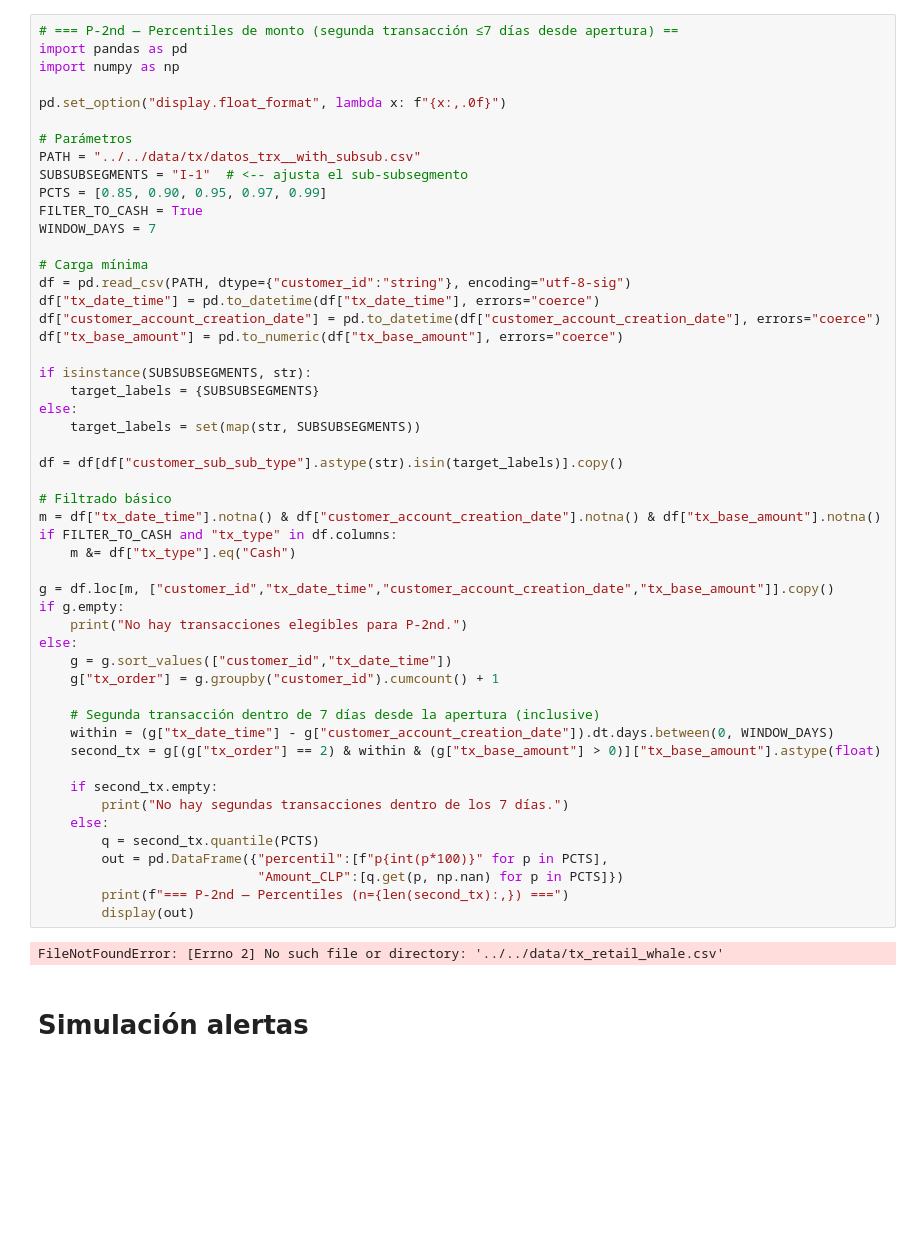
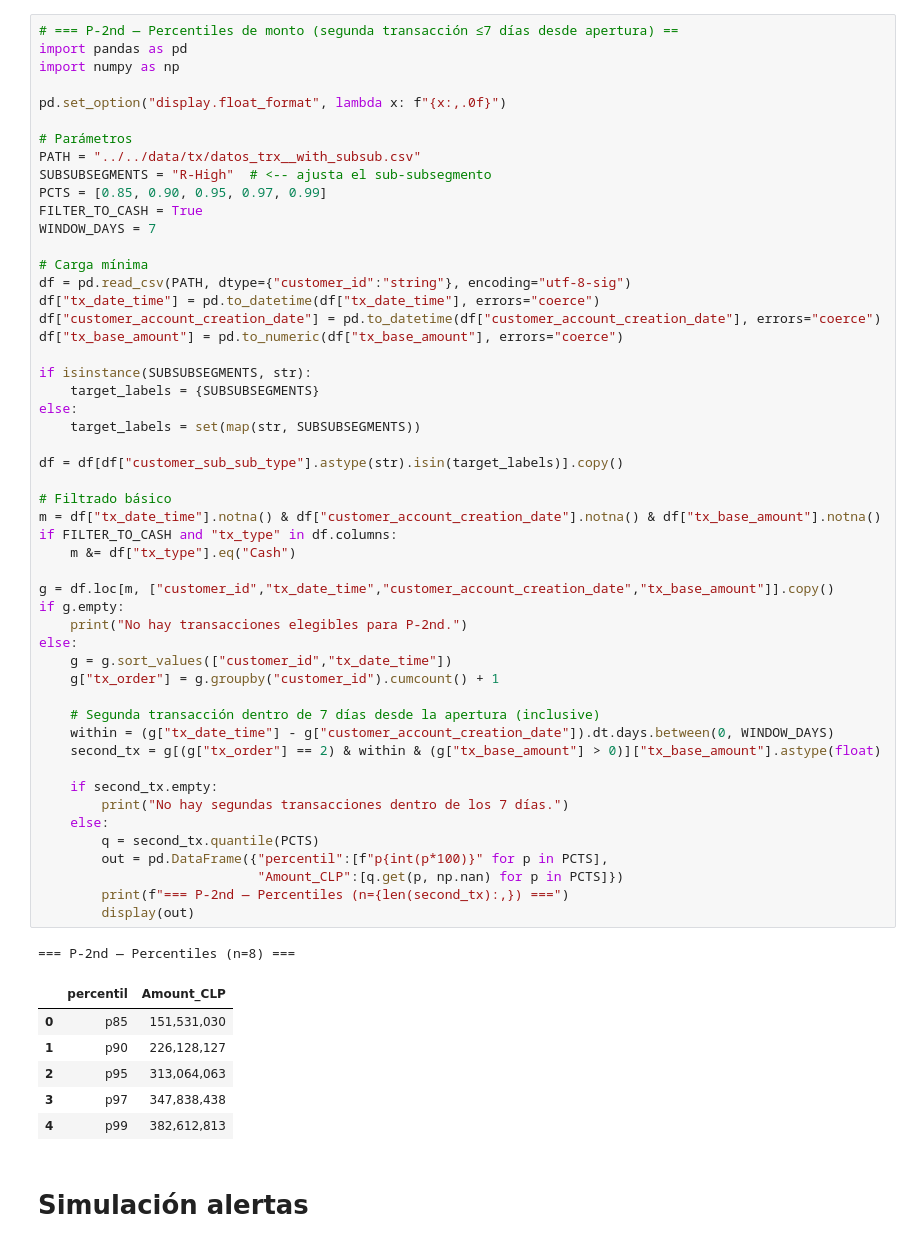
Before and after one commit to Lucasnader/segmentacion_vinson, a Jupyter notebook: reglas/parametrizables/P-2nd.ipynb, the cells around one changed output. Cells and saved outputs as stored; diff of their text form; blank space fills up the shorter version.

```diff
--- a/reglas/parametrizables/P-2nd.ipynb
+++ b/reglas/parametrizables/P-2nd.ipynb
@@ -7,7 +7,7 @@ pd.set_option("display.float_format", lambda x: f"{x:,.0f}")
 
 # Parámetros
 PATH = "../../data/tx/datos_trx__with_subsub.csv"
-SUBSUBSEGMENTS = "I-1"  # <-- ajusta el sub-subsegmento
+SUBSUBSEGMENTS = "R-High"  # <-- ajusta el sub-subsegmento
 PCTS = [0.85, 0.90, 0.95, 0.97, 0.99]
 FILTER_TO_CASH = True
 WINDOW_DAYS = 7
@@ -23,34 +23,40 @@ if isinstance(SUBSUBSEGMENTS, str):
 else:
     target_labels = set(map(str, SUBSUBSEGMENTS))
 
 df = df[df["customer_sub_sub_type"].astype(str).isin(target_labels)].copy()
 
 # Filtrado básico
 m = df["tx_date_time"].notna() & df["customer_account_creation_date"].notna() & df["tx_base_amount"].notna()
 if FILTER_TO_CASH and "tx_type" in df.columns:
     m &= df["tx_type"].eq("Cash")
 
 g = df.loc[m, ["customer_id","tx_date_time","customer_account_creation_date","tx_base_amount"]].copy()
 if g.empty:
     print("No hay transacciones elegibles para P-2nd.")
 else:
     g = g.sort_values(["customer_id","tx_date_time"])
     g["tx_order"] = g.groupby("customer_id").cumcount() + 1
 
     # Segunda transacción dentro de 7 días desde la apertura (inclusive)
     within = (g["tx_date_time"] - g["customer_account_creation_date"]).dt.days.between(0, WINDOW_DAYS)
     second_tx = g[(g["tx_order"] == 2) & within & (g["tx_base_amount"] > 0)]["tx_base_amount"].astype(float)
 
     if second_tx.empty:
         print("No hay segundas transacciones dentro de los 7 días.")
     else:
         q = second_tx.quantile(PCTS)
         out = pd.DataFrame({"percentil":[f"p{int(p*100)}" for p in PCTS],
                             "Amount_CLP":[q.get(p, np.nan) for p in PCTS]})
         print(f"=== P-2nd — Percentiles (n={len(second_tx):,}) ===")
         display(out)
 # %% [output]
-FileNotFoundError: [Errno 2] No such file or directory: '../../data/tx_retail_whale.csv'
+=== P-2nd — Percentiles (n=8) ===
+|  | percentil | Amount_CLP |
+| 0 | p85 | 151,531,030 |
+| 1 | p90 | 226,128,127 |
+| 2 | p95 | 313,064,063 |
+| 3 | p97 | 347,838,438 |
+| 4 | p99 | 382,612,813 |
 # %% [markdown]
 # Simulación alertas
 # %%
```
Also changed, not shown: 41 other files.
